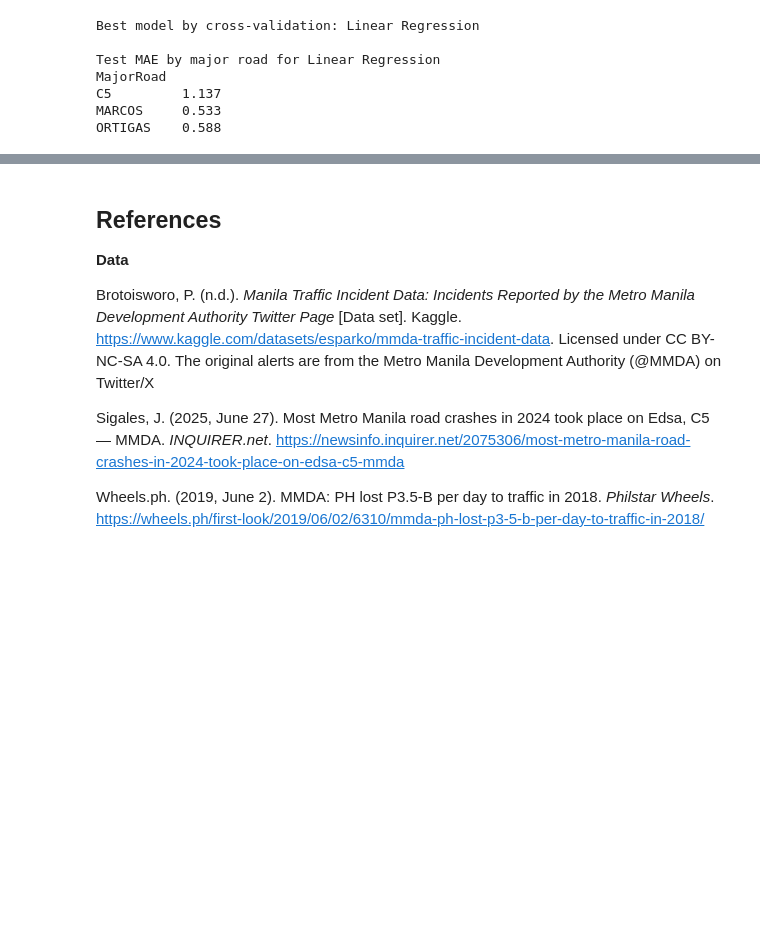
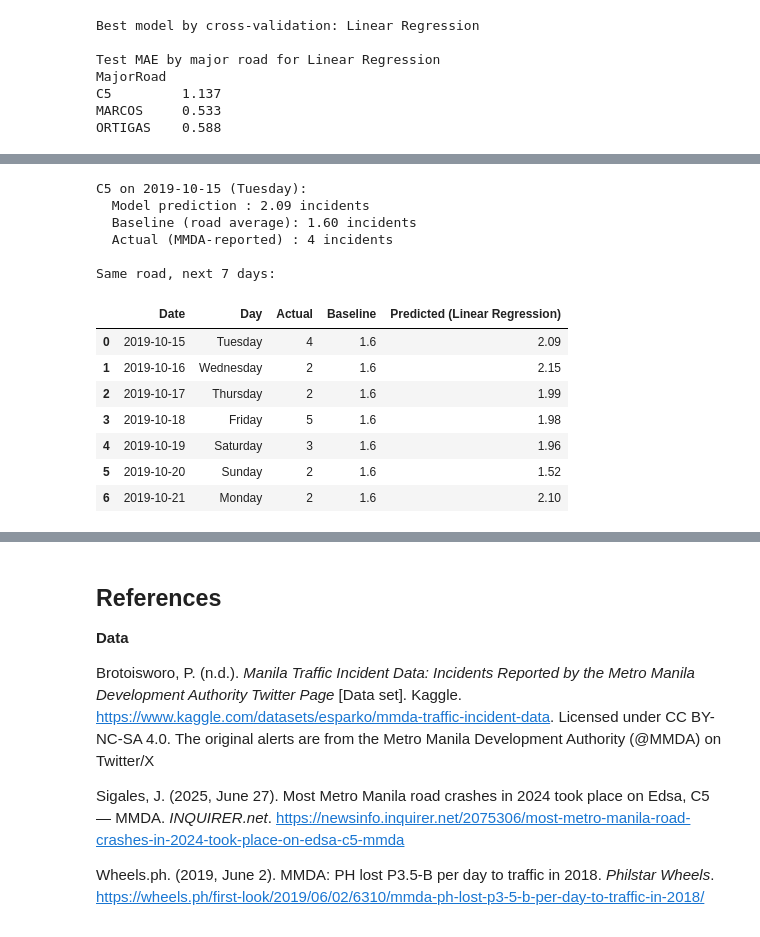
Before and after one commit to ralphflores-exe/CASE_STUDY, a Jupyter notebook: Pasig_Traffic_Incident_Regression.ipynb, the cells around one changed output, grey strips where cells are left out. Cells and saved outputs as stored; diff of their text form; code cells hidden in the pictures; blank space fills up the shorter version.

```diff
--- a/Pasig_Traffic_Incident_Regression.ipynb
+++ b/Pasig_Traffic_Incident_Regression.ipynb
@@ -885,3 +888,40 @@ Cross-validation on the training period chose Linear Regression (CV MAE 0.765, v
+# %%
+# Choose a major road and a date in the test period
+DEMO_ROAD = 'C5'            # 'C5', 'ORTIGAS' or 'MARCOS'
+DEMO_DATE = '2019-10-15'    # between 2019-10-01 and 2020-02-29
+
+day = pd.Timestamp(DEMO_DATE)
+week = test[(test['MajorRoad'] == DEMO_ROAD) & (test['Date'] >= day) & (test['Date'] < day + pd.Timedelta(days=7))].copy()
+assert len(week) > 0, 'Pick a road and a date inside the test period (1 Oct 2019 - 29 Feb 2020).'
+
+week['Day'] = week['Date'].dt.day_name()
+week['Baseline'] = baseline_fit_predict(train, week[CAT + NUM]).round(2)
+week[f'Predicted ({best_name})'] = predict(best_name, pipes[best_name], week[CAT + NUM]).round(2)
+week = week.rename(columns={'Incidents': 'Actual'})
+
+first = week.iloc[0]
+print(f"{DEMO_ROAD} on {first['Date'].date()} ({first['Day']}):")
+print(f"  Model prediction : {first[f'Predicted ({best_name})']:.2f} incidents")
+print(f"  Baseline (road average): {first['Baseline']:.2f} incidents")
+print(f"  Actual (MMDA-reported) : {int(first['Actual'])} incidents")
+print()
+print(f'Same road, next {len(week)} days:')
+week[['Date', 'Day', 'Actual', 'Baseline', f'Predicted ({best_name})']].reset_index(drop=True)
+# %% [output]
+C5 on 2019-10-15 (Tuesday):
+  Model prediction : 2.09 incidents
+  Baseline (road average): 1.60 incidents
+  Actual (MMDA-reported) : 4 incidents
+
+Same road, next 7 days:
+|  | Date | Day | Actual | Baseline | Predicted (Linear Regression) |
+| 0 | 2019-10-15 | Tuesday | 4 | 1.6 | 2.09 |
+| 1 | 2019-10-16 | Wednesday | 2 | 1.6 | 2.15 |
+| 2 | 2019-10-17 | Thursday | 2 | 1.6 | 1.99 |
+| 3 | 2019-10-18 | Friday | 5 | 1.6 | 1.98 |
+| 4 | 2019-10-19 | Saturday | 3 | 1.6 | 1.96 |
+| 5 | 2019-10-20 | Sunday | 2 | 1.6 | 1.52 |
+| 6 | 2019-10-21 | Monday | 2 | 1.6 | 2.10 |
 # %% [markdown]
 ## Phase VII. Recommendations and Responsible Data Use
 
```
Also changed, not shown: parts of 27 cells of this notebook, 1 other file.
